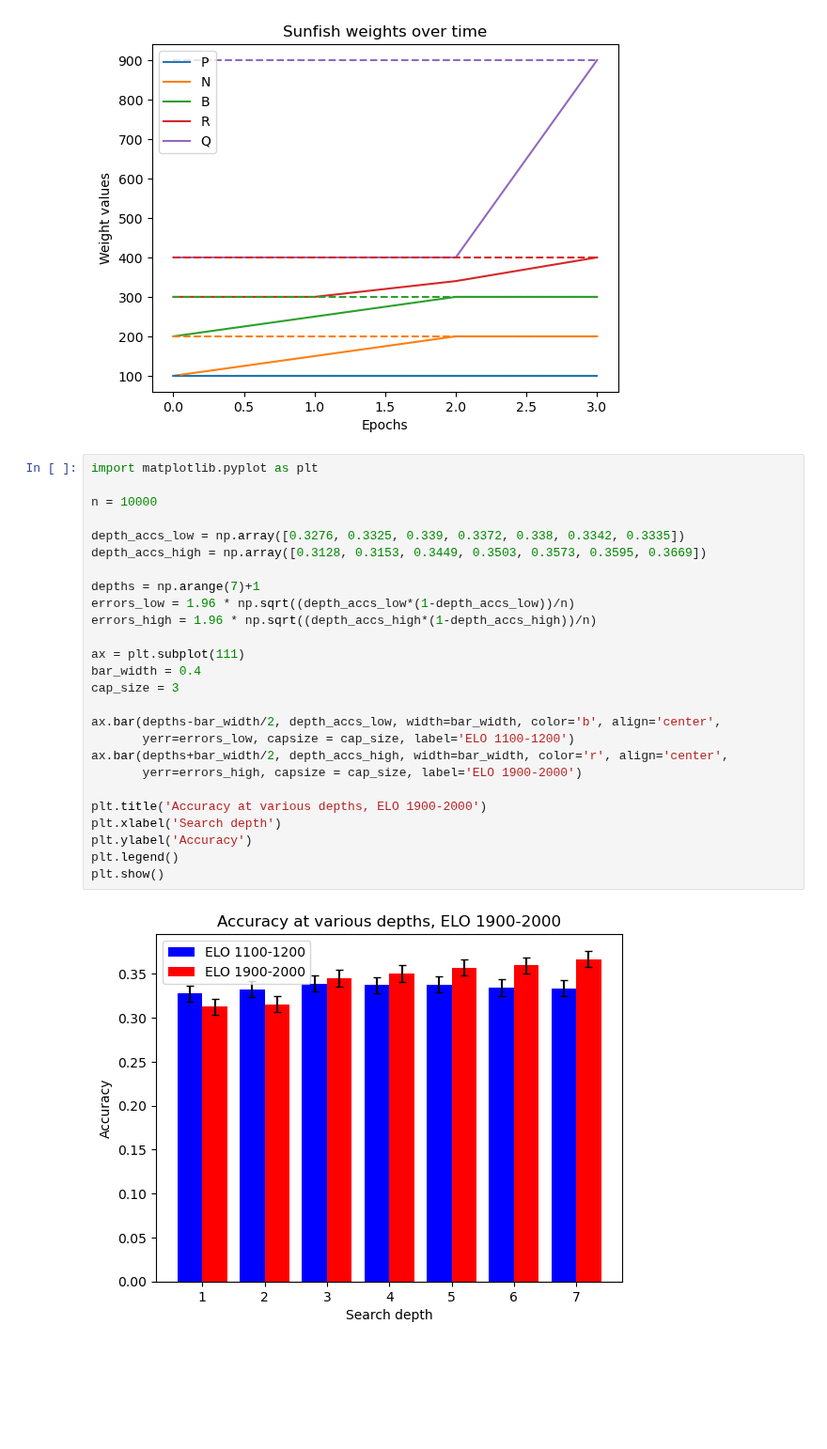
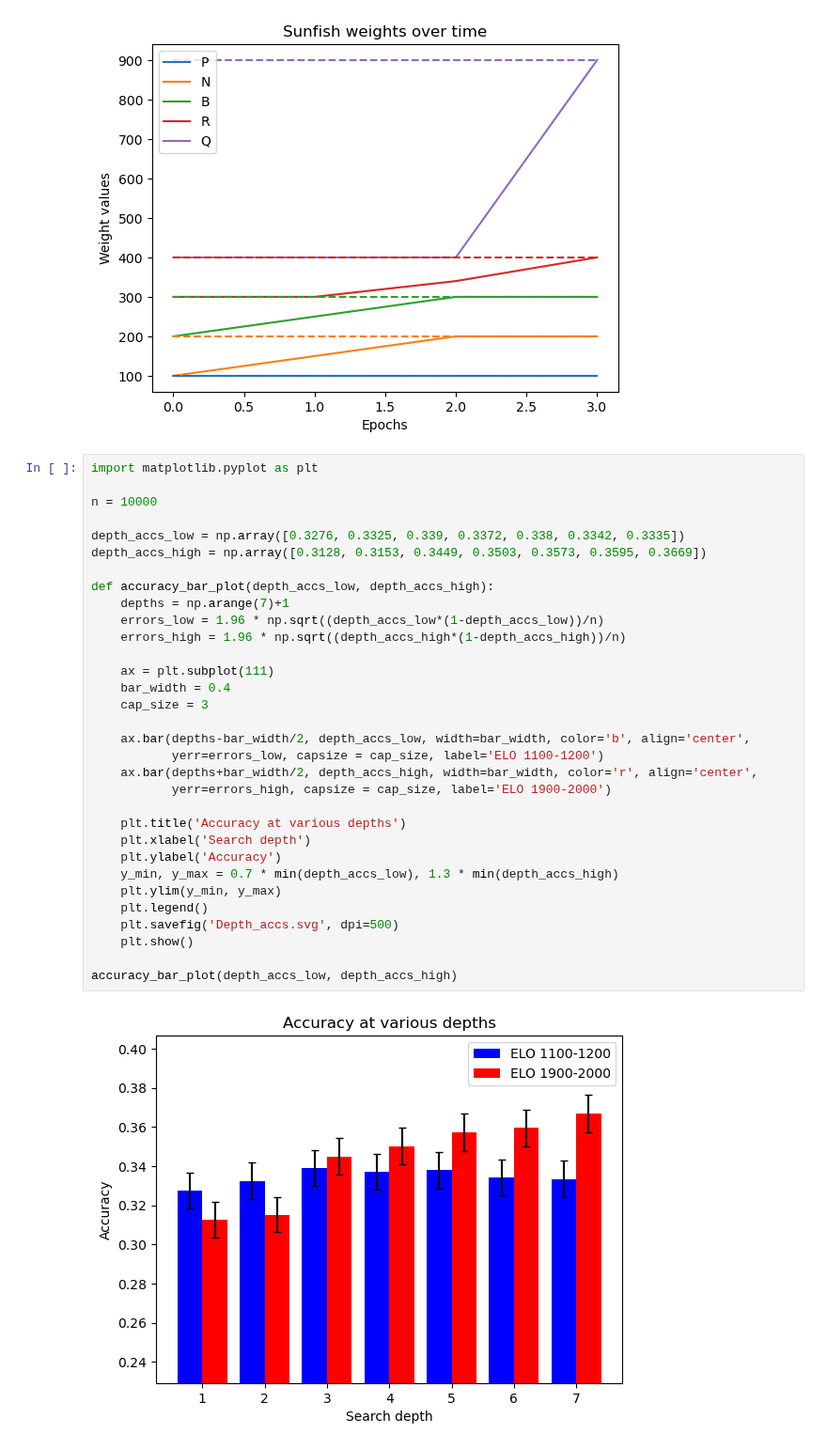
Before and after one commit to gnf-bachelor/irl-chess, a Jupyter notebook: test_topk.ipynb, the cells around one changed output. Shown at 94% size. Drawn from its saved outputs; the diff is of its cells as text; blank space fills up the shorter version.

```diff
--- a/test_topk.ipynb
+++ b/test_topk.ipynb
@@ -611,29 +606,35 @@ simply_plot_R(Rs, R_true)
 # %%
 import matplotlib.pyplot as plt
 
 n = 10000
 
 depth_accs_low = np.array([0.3276, 0.3325, 0.339, 0.3372, 0.338, 0.3342, 0.3335])
 depth_accs_high = np.array([0.3128, 0.3153, 0.3449, 0.3503, 0.3573, 0.3595, 0.3669])
 
-depths = np.arange(7)+1
-errors_low = 1.96 * np.sqrt((depth_accs_low*(1-depth_accs_low))/n)
-errors_high = 1.96 * np.sqrt((depth_accs_high*(1-depth_accs_high))/n)
+def accuracy_bar_plot(depth_accs_low, depth_accs_high):
+    depths = np.arange(7)+1
+    errors_low = 1.96 * np.sqrt((depth_accs_low*(1-depth_accs_low))/n)
+    errors_high = 1.96 * np.sqrt((depth_accs_high*(1-depth_accs_high))/n)
 
-ax = plt.subplot(111)
-bar_width = 0.4
-cap_size = 3
+    ax = plt.subplot(111)
+    bar_width = 0.4
+    cap_size = 3
 
-ax.bar(depths-bar_width/2, depth_accs_low, width=bar_width, color='b', align='center',
-       yerr=errors_low, capsize = cap_size, label='ELO 1100-1200')
-ax.bar(depths+bar_width/2, depth_accs_high, width=bar_width, color='r', align='center',
-       yerr=errors_high, capsize = cap_size, label='ELO 1900-2000')
+    ax.bar(depths-bar_width/2, depth_accs_low, width=bar_width, color='b', align='center',
+           yerr=errors_low, capsize = cap_size, label='ELO 1100-1200')
+    ax.bar(depths+bar_width/2, depth_accs_high, width=bar_width, color='r', align='center',
+           yerr=errors_high, capsize = cap_size, label='ELO 1900-2000')
 
-plt.title('Accuracy at various depths, ELO 1900-2000')
-plt.xlabel('Search depth')
-plt.ylabel('Accuracy')
-plt.legend()
-plt.show()
+    plt.title('Accuracy at various depths')
+    plt.xlabel('Search depth')
+    plt.ylabel('Accuracy')
+    y_min, y_max = 0.7 * min(depth_accs_low), 1.3 * min(depth_accs_high)
+    plt.ylim(y_min, y_max)
+    plt.legend()
+    plt.savefig('Depth_accs.svg', dpi=500)
+    plt.show()
+
+accuracy_bar_plot(depth_accs_low, depth_accs_high)
 # %% [output]
-[figure, old version]
+[figure, new version]
 # %%
```
Also changed, not shown: parts of 10 cells of this notebook, 13 other files.
